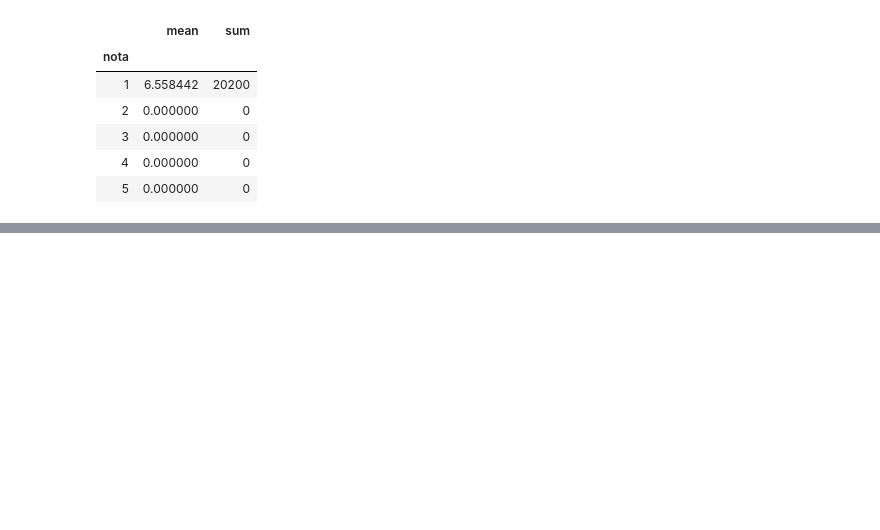
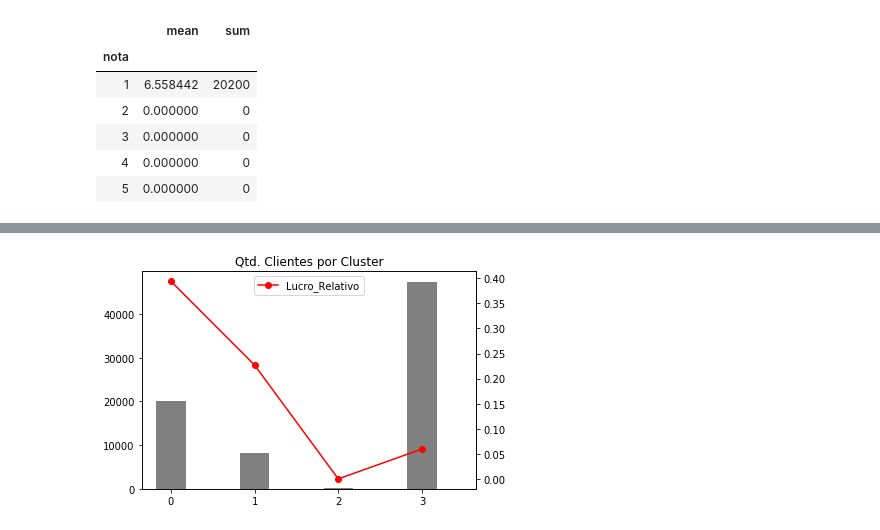
Before and after one commit to brunaolivc/DATA_MASTER, a Jupyter notebook: DM_prep.ipynb, the cells around one changed output, grey strips where cells are left out. Cells and saved outputs as stored; diff of their text form; code cells hidden in the pictures; blank space fills up the shorter version.

```diff
--- a/DM_prep.ipynb
+++ b/DM_prep.ipynb
@@ -967,0 +1053,3 @@ notas_teste.groupby(['nota']).agg(['mean','sum'])['lucro']
+# %%
+cluster = kmeans_final.fit_predict(valores_scl)
+base_cluster_scl['cluster'] = cluster
@@ -967,0 +1058,7 @@ notas_teste.groupby(['nota']).agg(['mean','sum'])['lucro']
+# %%
+base_cluster_scl['TARGET'] = dados_nodup['TARGET']
+
+classif = XGB_final.predict_proba(base_cluster)[:,1]
+base_cluster_scl['Probabilidade'] = classif
+base_cluster_scl['TARGET_pred'] = (base_cluster_scl['Probabilidade'] >= 0.508).astype('int')
+base_cluster_scl
@@ -967,0 +1081,21 @@ notas_teste.groupby(['nota']).agg(['mean','sum'])['lucro']
+# %%
+lucro_cluster = []
+
+for k in range (0,4,1):
+    base_k = base_cluster_scl[base_cluster_scl['cluster'] == k]
+
+    qtdd = base_k['cluster'].shape[0]
+
+    LM_cluster = base_k['TARGET'].sum()*90
+    LR_cluster = funcao_lucro(base_k['TARGET'], base_k['TARGET_pred'])
+    lucro_total_cluster = LR_cluster*LM_cluster
+
+    lucro_cliente = lucro_total_cluster/qtdd
+
+    lucro_cluster.append([k, qtdd, LR_cluster, lucro_total_cluster, lucro_cliente])
+
+
+lucro_cluster = pd.DataFrame(lucro_cluster, columns=["Cluster", "Qtd_Cli", "Lucro_Relativo", "Lucro_Total", "Lucro_Pessoa"])
+# %%
+lucro_cluster = lucro_cluster
+lucro_cluster
@@ -967,0 +1108,12 @@ notas_teste.groupby(['nota']).agg(['mean','sum'])['lucro']
+# %%
+width = .35
+lucro_cluster['Qtd_Cli'].plot(kind='bar', color='gray', width=width)
+lucro_cluster['Lucro_Relativo'].plot(kind='line', marker='o', color='red', secondary_y=True)
+ax = plt.gca()
+plt.xlim([-width, len(lucro_cluster['Qtd_Cli'])-width])
+plt.legend(loc='upper center')
+plt.title("Qtd. Clientes por Cluster")
+
+plt.show()
+# %% [output]
+[figure, added]
```
Also changed, not shown: parts of 21 cells of this notebook.
